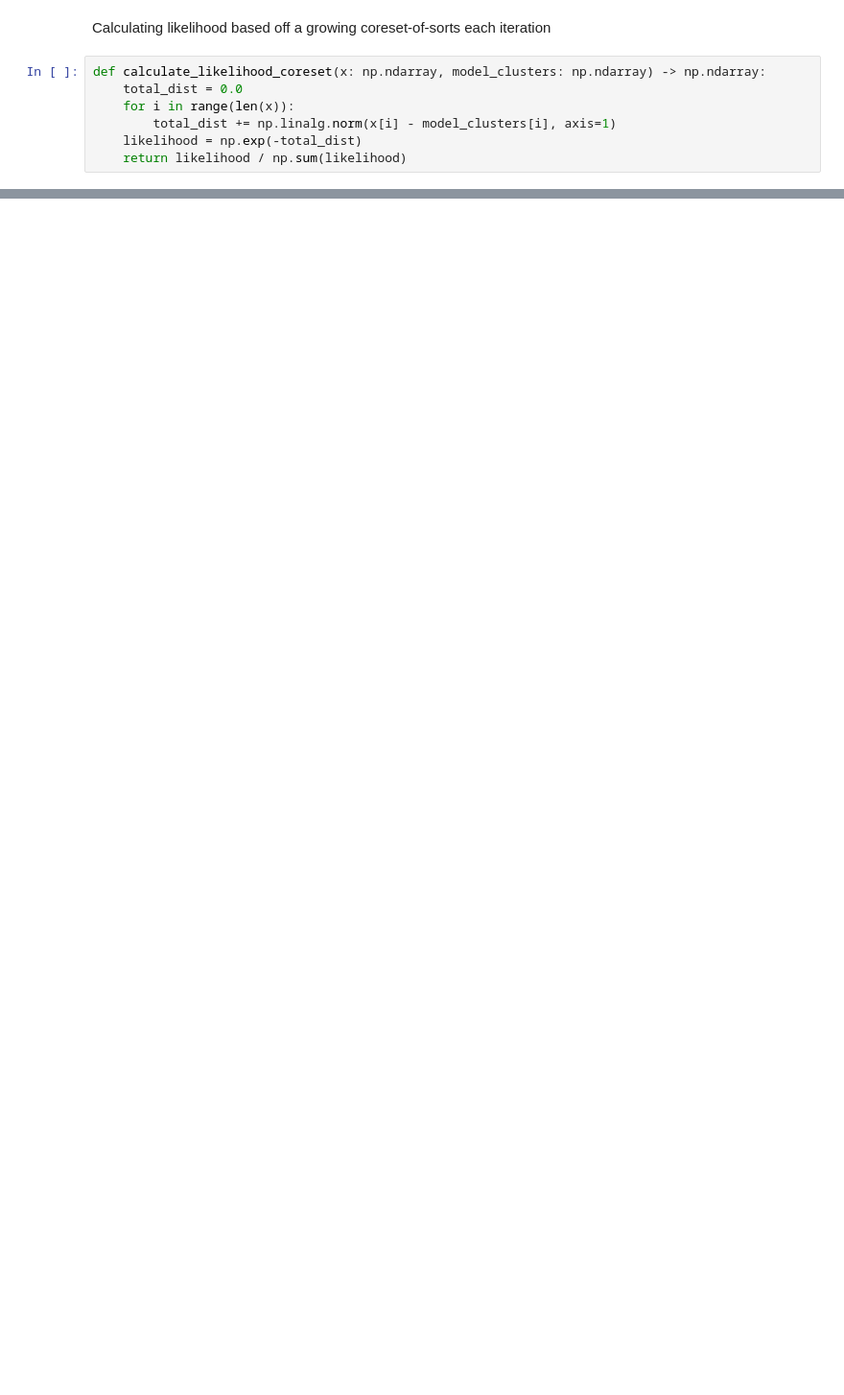
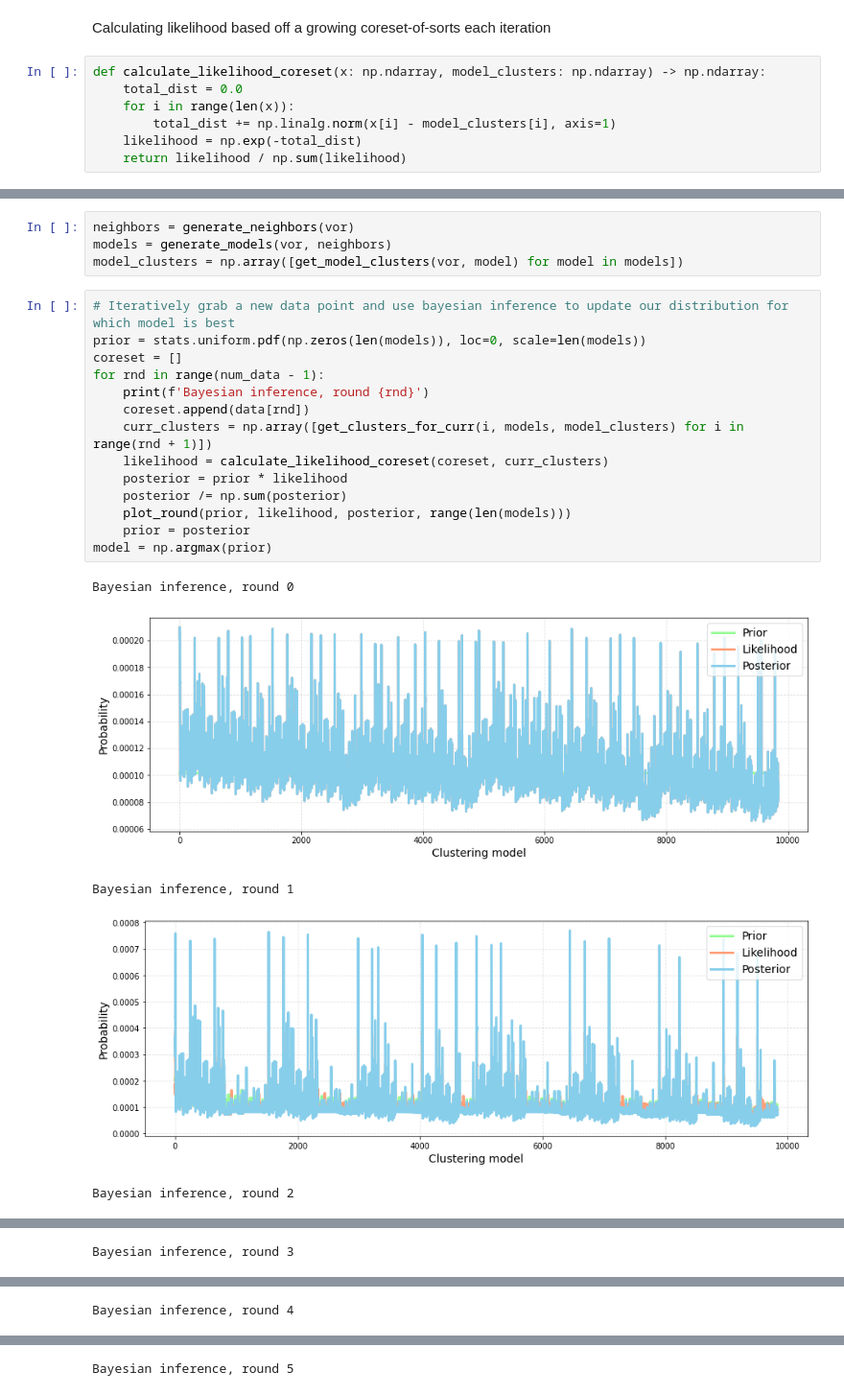
Before and after one commit to jviszlai/Bayesian-inference-coresets, a Jupyter notebook: BayesianInferenceClusteringExample.ipynb, the cells around one changed output, grey strips where cells are left out. Shown at 96% size. Cells and saved outputs as stored; diff of their text form; blank space fills up the shorter version.

```diff
--- a/BayesianInferenceClusteringExample.ipynb
+++ b/BayesianInferenceClusteringExample.ipynb
@@ -182,0 +257,24 @@ plot_cluster(data, model)
+# %%
+neighbors = generate_neighbors(vor)
+models = generate_models(vor, neighbors)
+model_clusters = np.array([get_model_clusters(vor, model) for model in models])
+# %%
+# Iteratively grab a new data point and use bayesian inference to update our distribution for which model is best
+prior = stats.uniform.pdf(np.zeros(len(models)), loc=0, scale=len(models))
+coreset = []
+for rnd in range(num_data - 1):
+    print(f'Bayesian inference, round {rnd}')
+    coreset.append(data[rnd])
+    curr_clusters = np.array([get_clusters_for_curr(i, models, model_clusters) for i in range(rnd + 1)])
+    likelihood = calculate_likelihood_coreset(coreset, curr_clusters)
+    posterior = prior * likelihood
+    posterior /= np.sum(posterior)
+    plot_round(prior, likelihood, posterior, range(len(models)))
+    prior = posterior
+model = np.argmax(prior)
+# %% [output]
+Bayesian inference, round 0
+[figure, added]
+Bayesian inference, round 1
+[figure, added]
+Bayesian inference, round 2
@@ -182,0 +282 @@ plot_cluster(data, model)
+Bayesian inference, round 3
@@ -182,0 +284 @@ plot_cluster(data, model)
+Bayesian inference, round 4
@@ -182,0 +286 @@ plot_cluster(data, model)
+Bayesian inference, round 5
```
Also changed, not shown: parts of 13 cells of this notebook.
